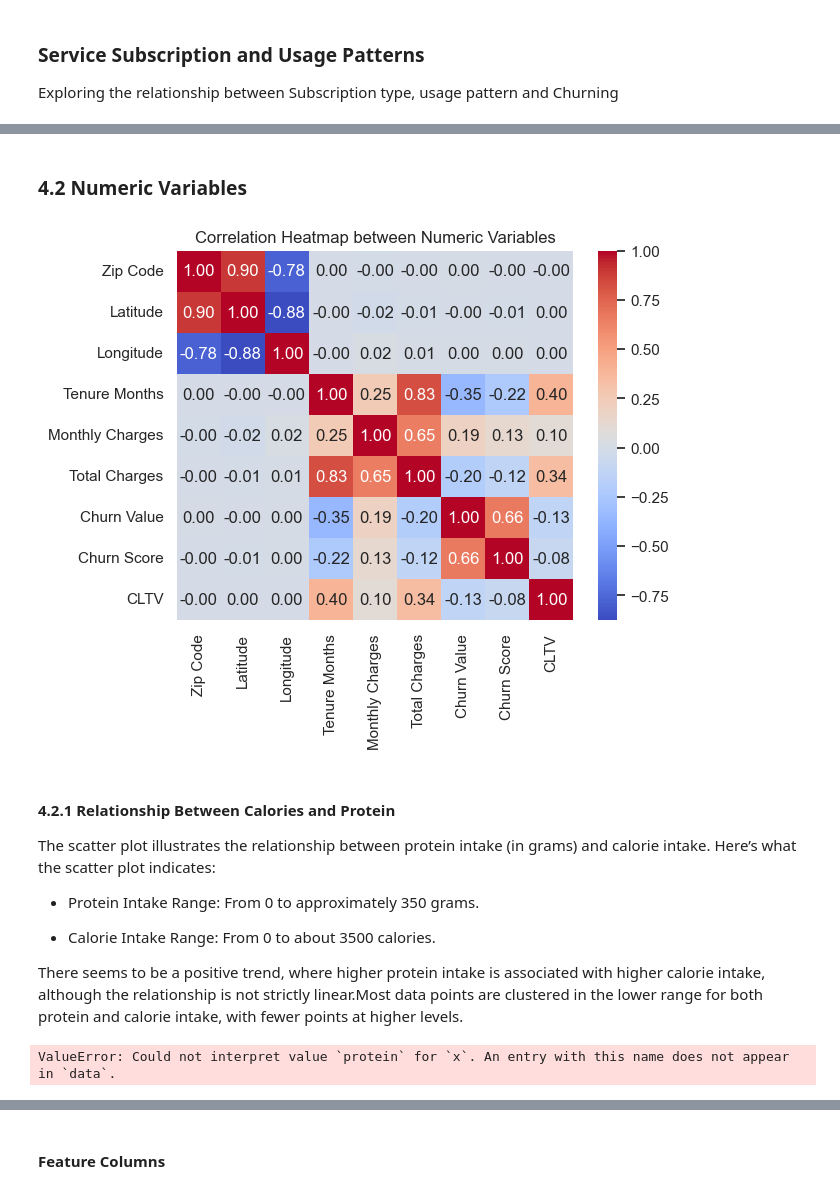
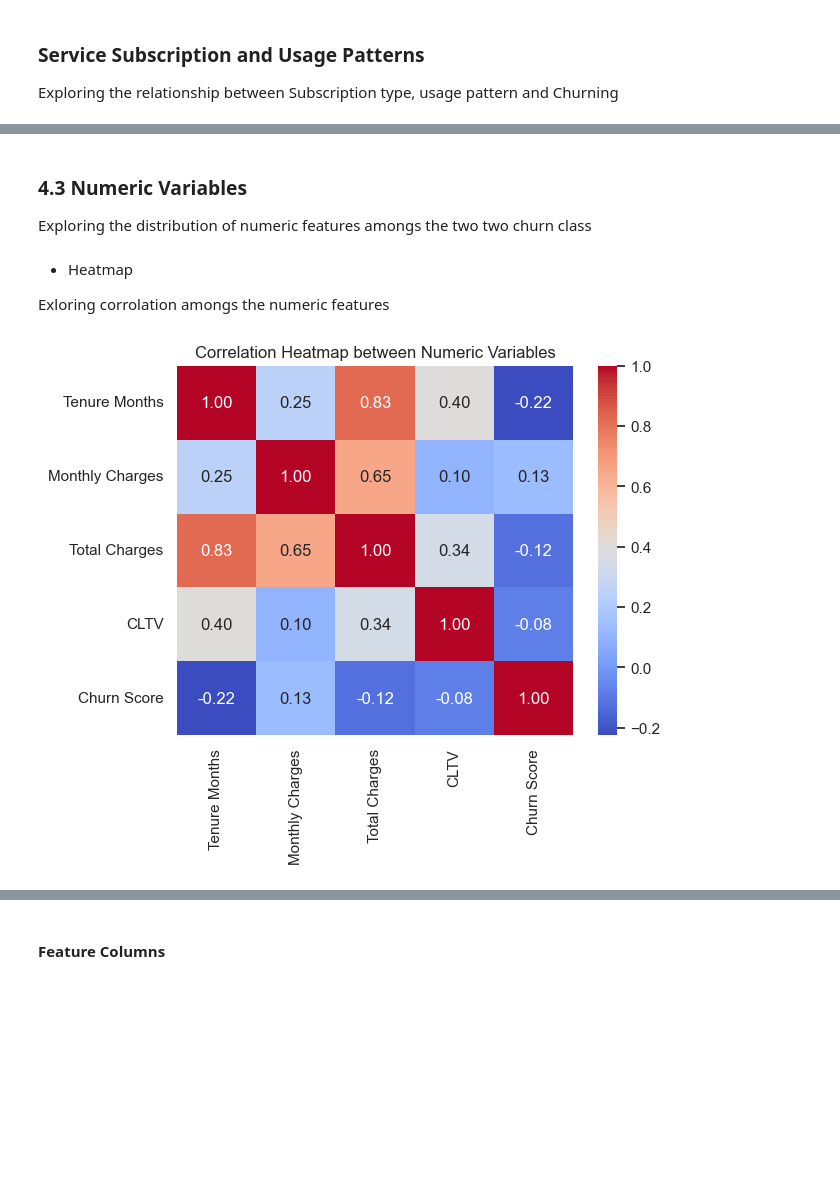
Before and after one commit to SaliuA/Customer_churn_prediction, a Jupyter notebook: notebook .ipynb, the cells around one changed output, grey strips where cells are left out. Saved outputs shown, nothing was run; the diff lists cells and outputs as text; code cells hidden in the pictures; blank space fills up the shorter version.

```diff
--- a/notebook .ipynb
+++ b/notebook .ipynb
@@ -482,31 +524,21 @@ printmd(f"**The bar chart indicates that gender has no correlation with churn va
 # %% [markdown]
-### 4.2 Numeric Variables
+### 4.3 Numeric Variables
+Exploring the distribution of numeric features amongs the two two churn class
+# %% [markdown]
+- Heatmap
+
+Exloring corrolation amongs the numeric features
 # %%
 
 # Select numeric columns
-numeric = df.select_dtypes(include=['float', 'int']).columns
+numeric =['Tenure Months','Monthly Charges', 'Total Charges','CLTV','Churn Score']
 
 # Create a correlation matrix for the numeric columns
 correlation_matrix = df[numeric].corr()
 
 # Plot the heatmap
 sns.heatmap(correlation_matrix, annot=True, cmap='coolwarm', fmt='.2f')
 plt.title('Correlation Heatmap between Numeric Variables')
 plt.show()
 # %% [output]
-[figure, old version]
+[figure, new version]
-# %% [markdown]
-#### 4.2.1 Relationship Between Calories and Protein
-
-The scatter plot illustrates the relationship between protein intake (in grams) and calorie intake. Here’s what the scatter plot indicates:
-
-- Protein Intake Range: From 0 to approximately 350 grams.
-
-- Calorie Intake Range: From 0 to about 3500 calories.
-
-There seems to be a positive trend, where higher protein intake is associated with higher calorie intake, although the relationship is not strictly linear.Most data points are clustered in the lower range for both protein and calorie intake, with fewer points at higher levels.
-# %%
-sns.scatterplot(y='calories',x='protein',data=df).set(title='Relationship bwtween Calories and Protein')
-plt.show()
-# %% [output]
-ValueError: Could not interpret value `protein` for `x`. An entry with this name does not appear in `data`.
```
Also changed, not shown: parts of 41 cells of this notebook, 1 other file.
